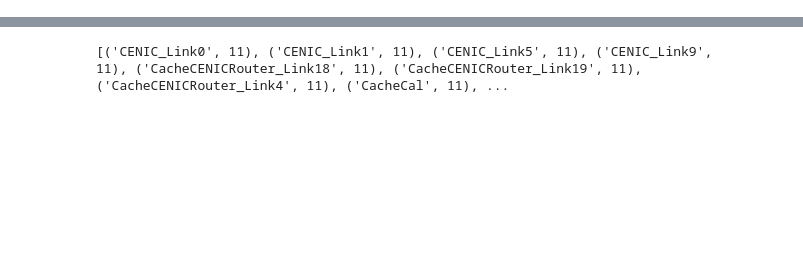
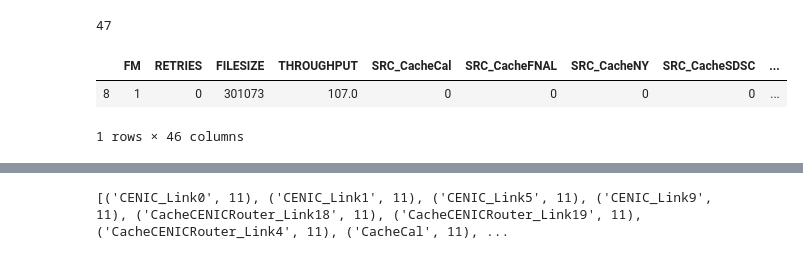
Before and after one commit to RENCI-NRIG/IRIS, a Jupyter notebook: analysis/rca_decisiontree.ipynb, the cells around one changed output, grey strips where cells are left out. Drawn from its saved outputs; the diff is of its cells as text; code cells hidden in the pictures; blank space fills up the shorter version.

```diff
--- a/analysis/rca_decisiontree.ipynb
+++ b/analysis/rca_decisiontree.ipynb
@@ -21,4 +26,4 @@ import sklearn
 import graphviz
 from sklearn.calibration import CalibratedClassifierCV
 # %%
-df_dummy = pd.get_dummies(df_failure[['SRCNODE', 'DESTNODE','SRC_R','DEST_S','FM','RETRIES','LABEL']], prefix=['SRC', 'DEST','SRC_R','DEST_S'], columns=['SRCNODE', 'DESTNODE','SRC_R','DEST_S'])
+df_dummy = pd.get_dummies(df_failure[['SRCNODE', 'DESTNODE','SRC_R','DEST_S','FM','RETRIES','FILESIZE', 'THROUGHPUT','LABEL']], prefix=['SRC', 'DEST','SRC_R','DEST_S'], columns=['SRCNODE', 'DESTNODE','SRC_R','DEST_S'])
@@ -43,0 +30,14 @@ df_dummy
+# %%
+df_dummy['THROUGHPUT']=df_dummy['THROUGHPUT'].str[0:-4]
+df_dummy['THROUGHPUT']=pd.to_numeric(df_dummy['THROUGHPUT'], errors='coerce')
+df_dummy = df_dummy.replace(np.nan, 0, regex=True)
+y_complete=df_dummy['LABEL']
+X_complete=df_dummy.drop(['LABEL'],axis=1)
+# %%
+print(len(df_dummy.columns))
+X_complete[0:1]
+# %% [output]
+47
+|  | FM | RETRIES | FILESIZE | THROUGHPUT | SRC_CacheCal | SRC_CacheFNAL | SRC_CacheNY | SRC_CacheSDSC | ... |
+| 8 | 1 | 0 | 301073 | 107.0 | 0 | 0 | 0 | 0 | ... |
+1 rows × 46 columns
```
Also changed, not shown: parts of 36 cells of this notebook, 5 other files.
